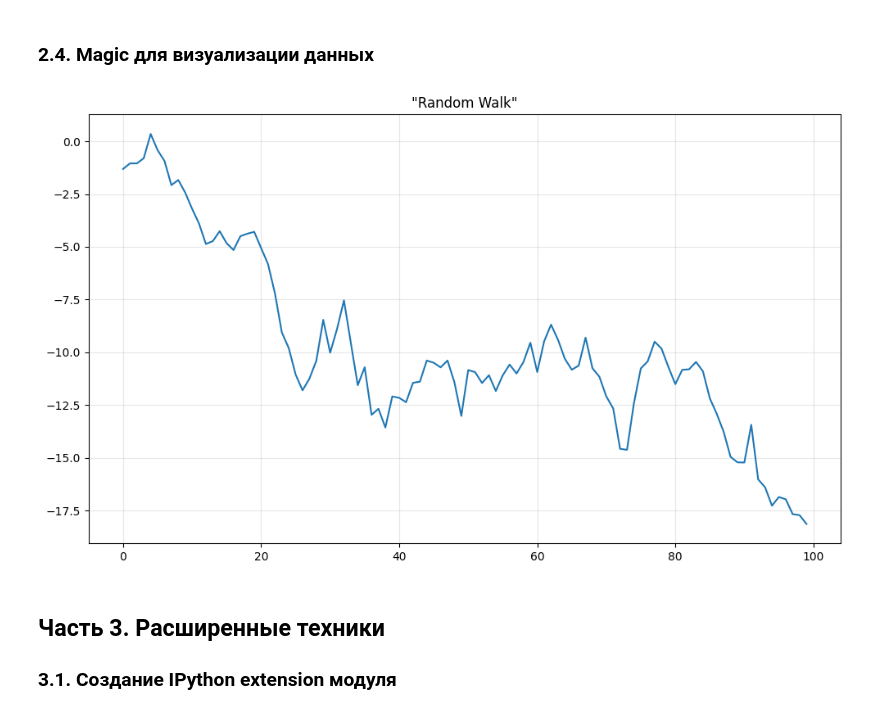
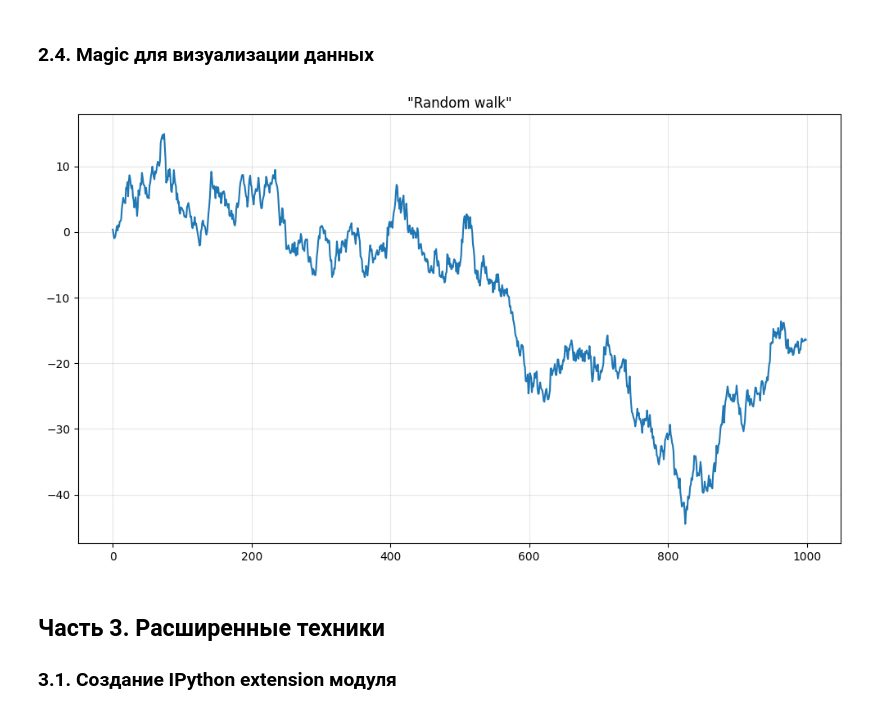
Before and after one commit to jetminded/mipt_python, a Jupyter notebook: base/14_jupyter_extensions.ipynb, the cells around one changed output. Saved outputs shown, nothing was run; the diff lists cells and outputs as text; code cells hidden in the pictures.

```diff
--- a/base/14_jupyter_extensions.ipynb
+++ b/base/14_jupyter_extensions.ipynb
@@ -488,10 +466,11 @@ def quickplot(line):
     plt.tight_layout()
     plt.show()
 # %%
-sample_data = np.random.randn(100).cumsum()
-%quickplot sample_data -t line --title "Random Walk"
+import numpy as np
+sample_data = np.random.randn(1000).cumsum()
+%quickplot sample_data -t line --title "Random walk"
 # %% [output]
-[figure, old version]
+[figure, new version]
 # %% [markdown]
 ## Часть 3. Расширенные техники
 
```
Also changed, not shown: parts of 11 cells of this notebook.
